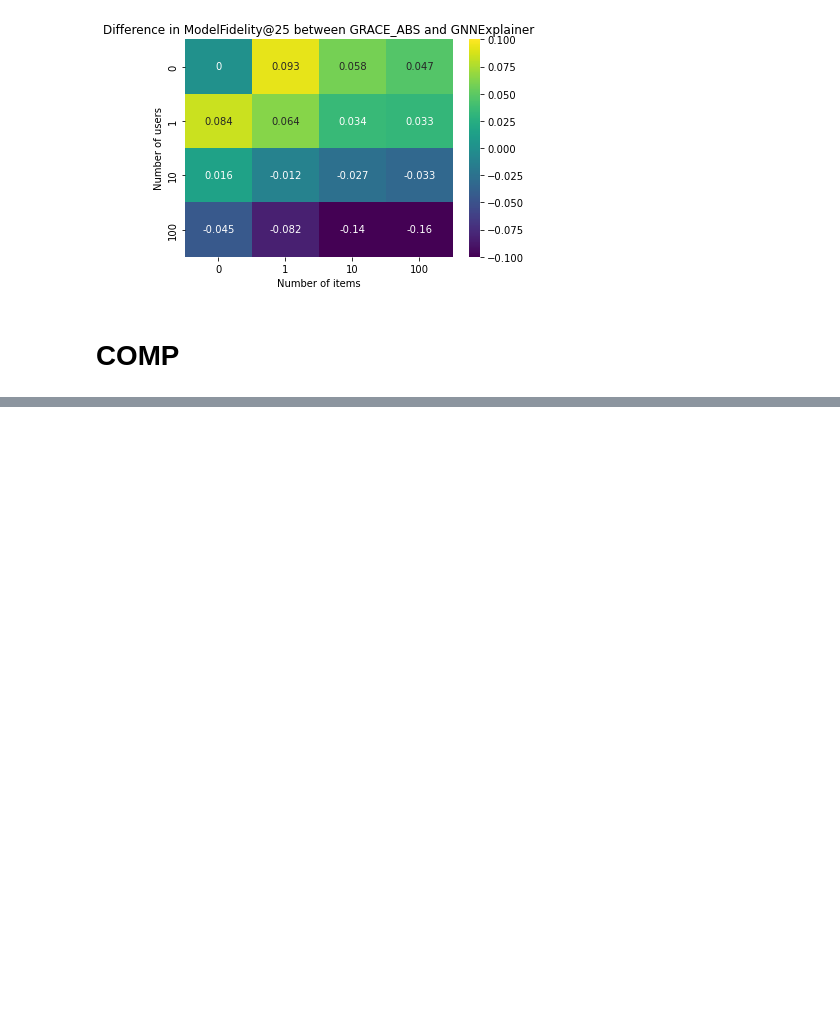
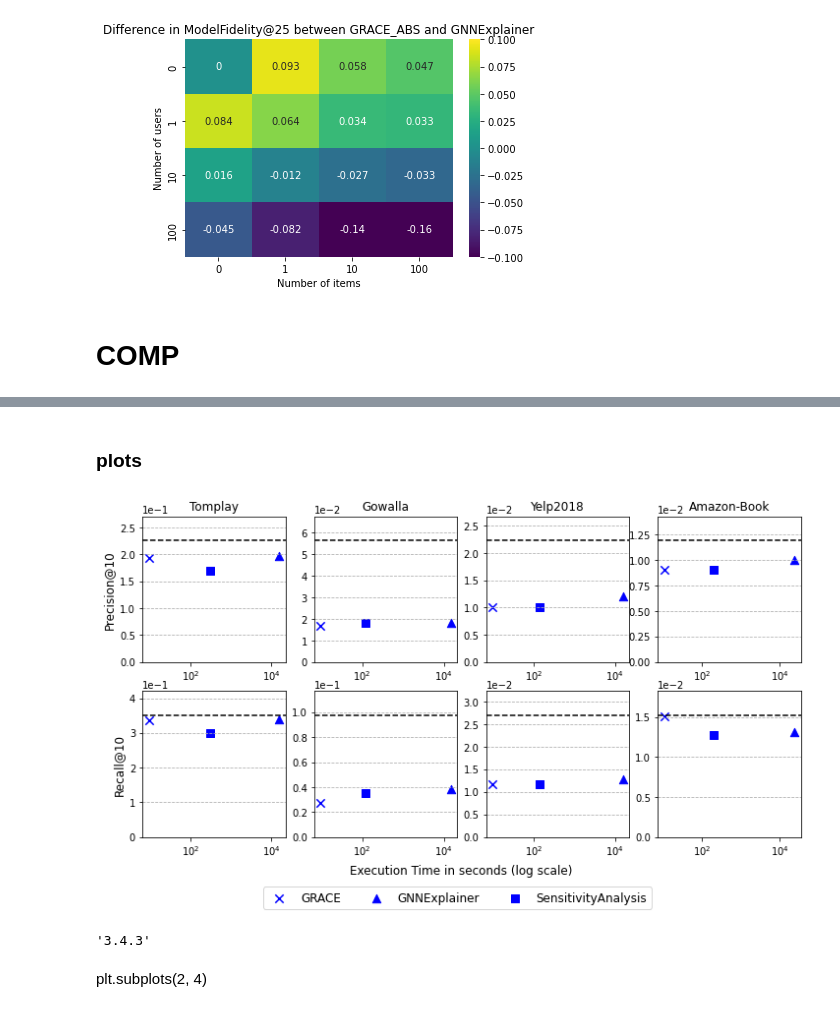
Before and after one commit to ahmadajal/GRACE, a Jupyter notebook: interpretable_gnn_figures.ipynb, the cells around one changed output, grey strips where cells are left out. Cells and saved outputs as stored; diff of their text form; code cells hidden in the pictures; blank space fills up the shorter version.

Commit message:
added results

```diff
--- a/interpretable_gnn_figures.ipynb
+++ b/interpretable_gnn_figures.ipynb
@@ -101,0 +243,2 @@ plt.show()
+# %% [markdown]
+### plots
@@ -101,0 +299,50 @@ plt.show()
+# %%
+models = ["GRACE", "GNNExplainer", "SensitivityAnalysis"]
+markers = ["x", "^", "s"]
+fig, ax = plt.subplots(2, 4, figsize=(12, 6))
+
+for i, ds in enumerate(["Tomplay", "Gowalla", "Yelp2018", "Amazon-Book"]):
+    ax[0, i].axhline(prec_results[ds]["full_graph"], c="k", linestyle="--")
+    ax[0, i].set_ylim(top = prec_results[ds]["full_graph"]*1.2)
+    ax[0, i].grid(axis='y', linestyle="--")
+    ax[0, i].ticklabel_format(axis='y', style='scientific', scilimits=(0, 0))
+
+    for j, model in enumerate(models):
+        ax[0, i].scatter(
+            prec_results[ds][model]["time"], prec_results[ds][model]["val"],
+            marker=markers[j], c="b", s=70
+            )
+    ax[0, i].set_xscale('log')
+    ax[0, i].set_title(ds, fontsize=12)
+ax[0, 0].set_ylabel("Precision@10", fontsize=12, rotation=90)
+
+for i, ds in enumerate(["Tomplay", "Gowalla", "Yelp2018", "Amazon-Book"]):
+    ax[1, i].axhline(recall_results[ds]["full_graph"], c="k", linestyle="--")
+    ax[1, i].set_ylim(top = recall_results[ds]["full_graph"]*1.2)
+    ax[1, i].grid(axis='y', linestyle="--")
+    ax[1, i].ticklabel_format(axis='y', style='scientific', scilimits=(0, 0))
+
+    for j, model in enumerate(models):
+        ax[1, i].scatter(
+            recall_results[ds][model]["time"], recall_results[ds][model]["val"],
+            marker=markers[j], c="b", s=70, label=model
+            )
+    ax[1, i].set_xscale('log')
+ax[1, 3].legend(loc='upper center', bbox_to_anchor=(-1.4, -0.3), ncol=3, fontsize=12)
+ax[1, 0].set_ylabel("Recall@10", fontsize=12, rotation=90)
+
+fig.text(0.5, 0.06, "Execution Time in seconds (log scale)",
+         fontsize=12,
+         horizontalalignment='center',
+         verticalalignment='top')
+
+plt.savefig("performance_time_plt.jpg", dpi=300, bbox_inches="tight");
+# %% [output]
+[figure, added]
+# %%
+import matplotlib
+matplotlib.__version__
+# %% [output]
+'3.4.3'
+# %% [markdown]
+plt.subplots(2, 4)
```
Also changed, not shown: parts of 18 cells of this notebook.
